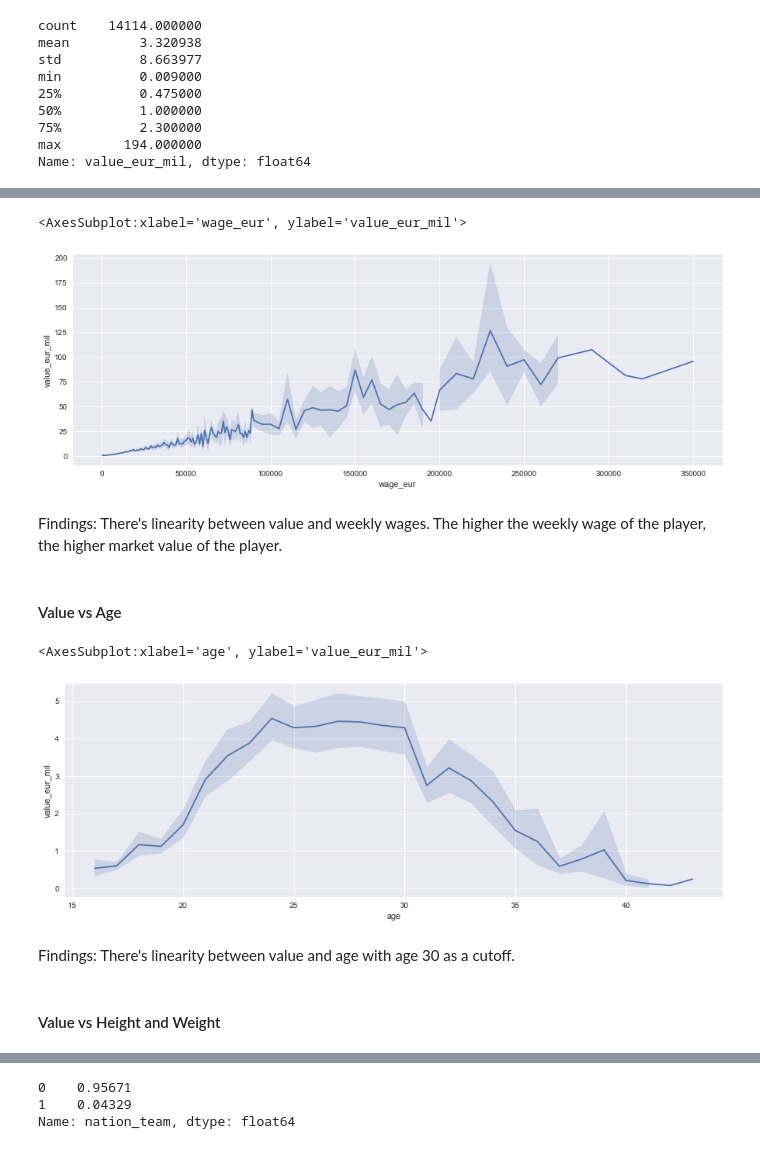
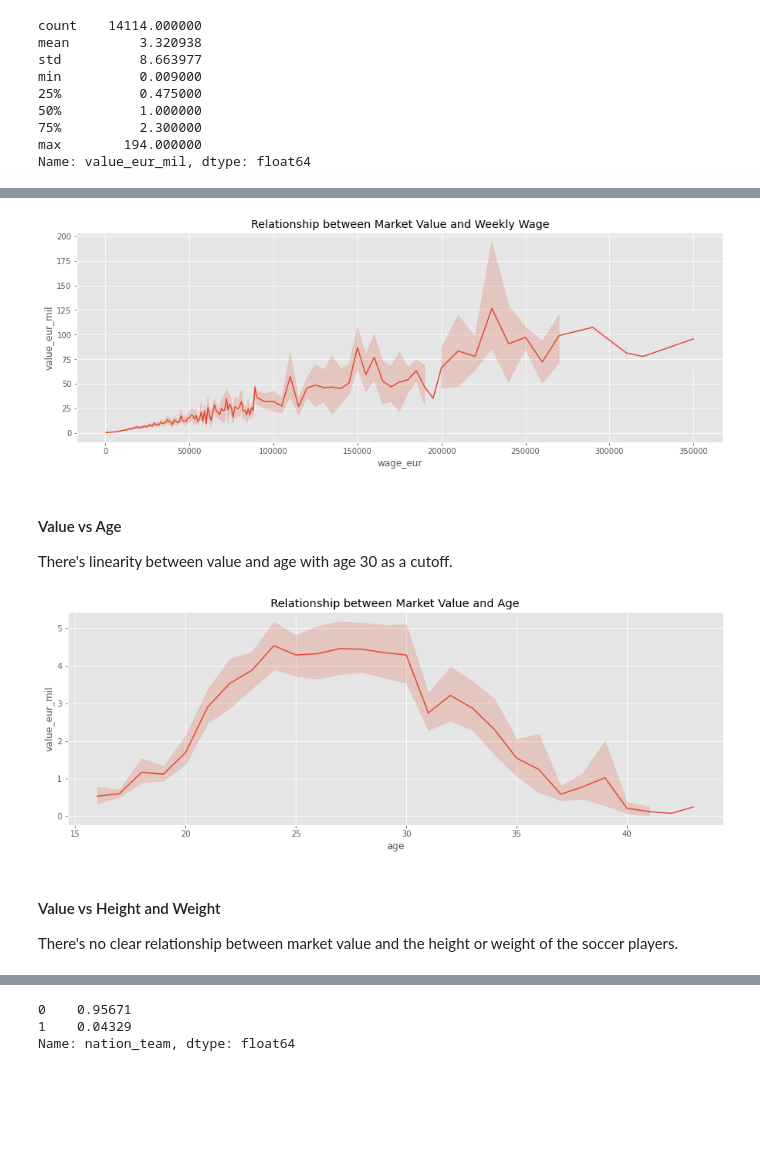
Before and after one commit to carlearn/dsc-capstone-project, a Jupyter notebook: student_notebook.ipynb, the cells around one changed output, grey strips where cells are left out. Saved outputs shown, nothing was run; the diff lists cells and outputs as text; code cells hidden in the pictures; blank space fills up the shorter version.

```diff
--- a/student_notebook.ipynb
+++ b/student_notebook.ipynb
@@ -31,7 +31,8 @@ import seaborn as sns
 import matplotlib.pyplot as plt
 import matplotlib.ticker as mtick
 %matplotlib inline
-plt.style.use('seaborn')
+# %%
+plt.style.use('ggplot')
 # %%
 from sklearn.preprocessing import StandardScaler, MinMaxScaler
 from sklearn.preprocessing import OneHotEncoder
@@ -221,23 +250,23 @@ Name: value_eur_mil, dtype: float64
 # %%
 plt.figure(figsize=(15,5))
-sns.lineplot(x='wage_eur', y='value_eur_mil', data=df)
+ax = sns.lineplot(x='wage_eur', y='value_eur_mil', data=df)
+ax.set_title('Relationship between Market Value and Weekly Wage');
 # %% [output]
-<AxesSubplot:xlabel='wage_eur', ylabel='value_eur_mil'>
-[figure, old version]
+[figure, new version]
-# %% [markdown]
-Findings: There's linearity between value and weekly wages. The higher the weekly wage of the player, the higher market value of the player.
-# %% [markdown]
-#### Value vs Age
+# %% [markdown]
+#### Value vs Age
+
+There's linearity between value and age with age 30 as a cutoff.
 # %%
 plt.figure(figsize=(15,5))
-sns.lineplot(x='age', y='value_eur_mil', data=df)
+ax = sns.lineplot(x='age', y='value_eur_mil', data=df)
+ax.set_title('Relationship between Market Value and Age');
 # %% [output]
-<AxesSubplot:xlabel='age', ylabel='value_eur_mil'>
-[figure, old version]
+[figure, new version]
-# %% [markdown]
-Findings: There's linearity between value and age with age 30 as a cutoff.
-# %% [markdown]
-#### Value vs Height and Weight
+# %% [markdown]
+#### Value vs Height and Weight
+
+There's no clear relationship between market value and the height or weight of the soccer players.
 # %%
 fig = plt.figure(figsize=(20,8))
 sns.set(font_scale=1.5)
```
Also changed, not shown: parts of 40 cells of this notebook.
